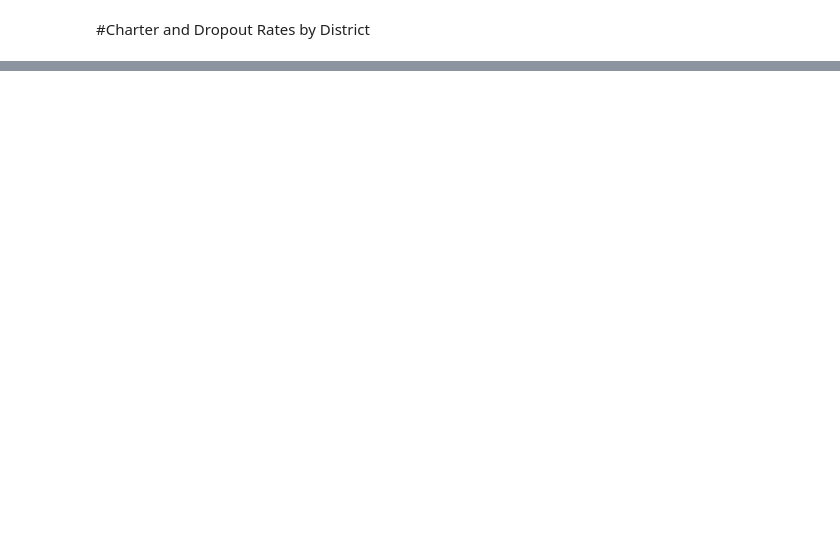
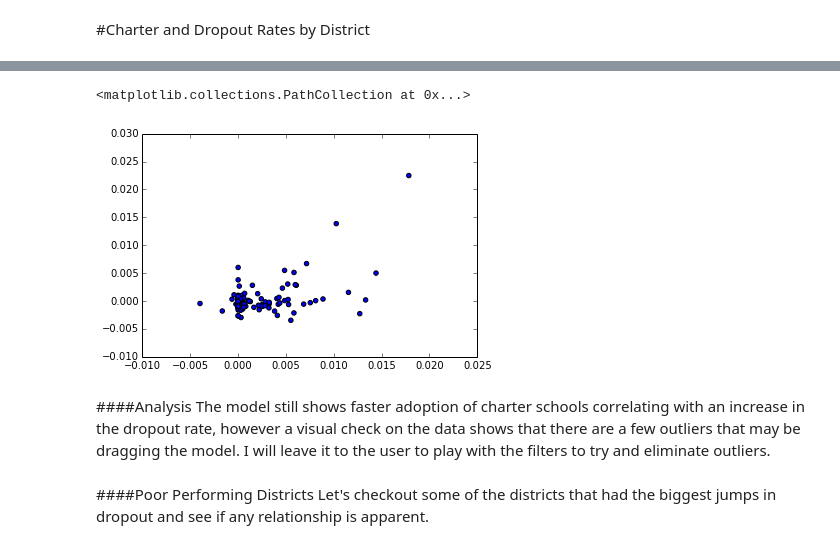
Before and after one commit to PaulAYoung/WWOD-final-project, a Jupyter notebook: notebooks/CharterInfo.ipynb, the cells around one changed output, grey strips where cells are left out. Saved outputs shown, nothing was run; the diff lists cells and outputs as text; code cells hidden in the pictures; blank space fills up the shorter version.

```diff
--- a/notebooks/CharterInfo.ipynb
+++ b/notebooks/CharterInfo.ipynb
@@ -22,10 +38,12 @@ assert os.path.exists(data_path)
 assert os.path.exists(compiled_data)
 assert os.path.exists(final_data)
 # %%
+#load data files
 enr = pd.read_pickle(os.path.join(final_data, "p_charter_state.pkl"))
 drop = pd.read_pickle(os.path.join(final_data, "p_dropout_state.pkl"))
 dist_enr = pd.read_pickle(os.path.join(final_data, "p_charter_county_dist.pkl"))
 dist_drop = pd.read_pickle(os.path.join(final_data, "p_dropout_county_dist.pkl"))
+enrollment = pd.read_pickle(os.path.join(final_data, "count_dist_enrollment.pkl"))
 # %%
 ethnic_groups = list(enr.columns.get_level_values(1).unique())
 areas = list(enr.index.get_level_values(0).unique()),
@@ -147,0 +240,6 @@ interactive(
+# %%
+d_size = 5000 # minimum number of high school students
+drop_rate = .05 # the highest change in dropout rate allowed to filter outliers.
+big_dists = enrollment[enrollment.All > d_size].index.get_level_values(1).unique()
+f_change = change_df[change_df.District.isin(big_dists)]
+f_change = f_change[f_change.dropout_beta < drop_rate]
@@ -147,0 +267,11 @@ interactive(
+# %%
+plt.scatter(f_change.charter_beta, f_change.dropout_beta)
+# %% [output]
+<matplotlib.collections.PathCollection at 0x...>
+[figure, added]
+# %% [markdown]
+####Analysis
+The model still shows faster adoption of charter schools correlating with an increase in the dropout rate, however a visual check on the data shows that there are a few outliers that may be dragging the model. I will leave it to the user to play with the filters to try and eliminate outliers.
+# %% [markdown]
+####Poor Performing Districts
+Let's checkout some of the districts that had the biggest jumps in dropout and see if any relationship is apparent.
```
Also changed, not shown: parts of 35 cells of this notebook.
